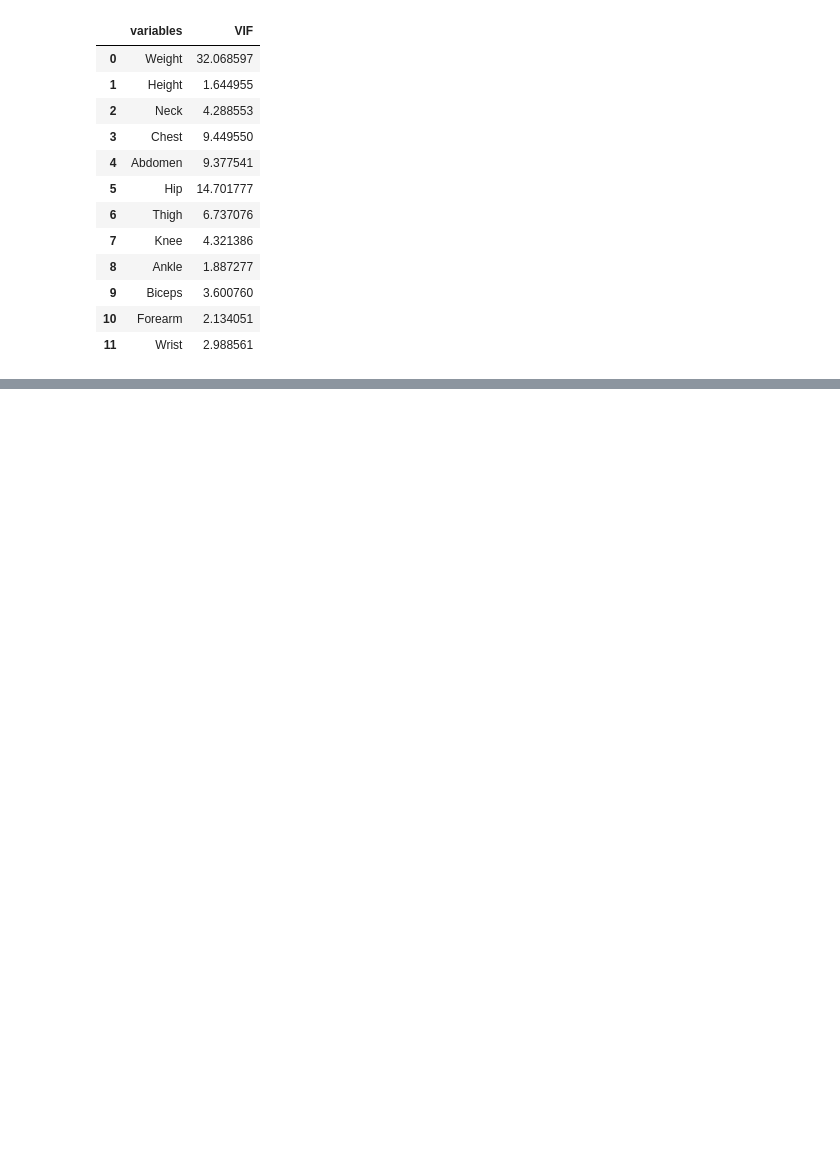
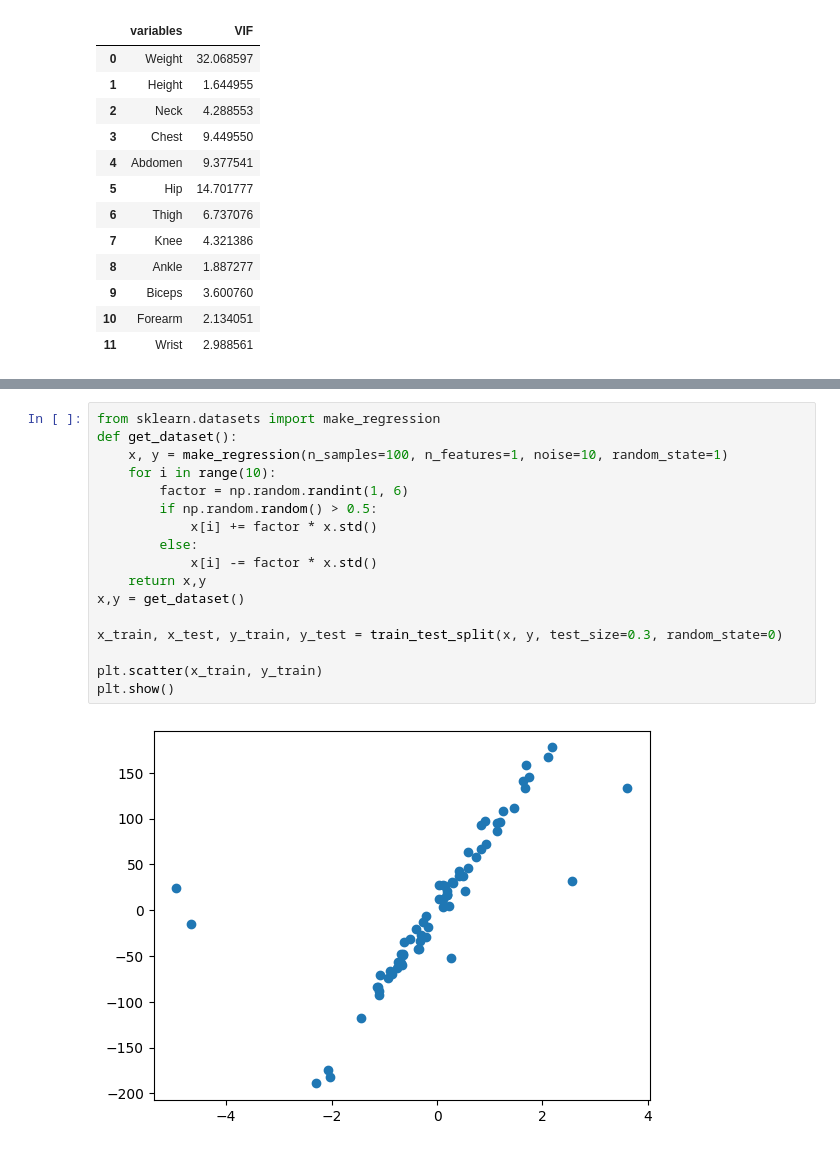
Before and after one commit to JoakoIA/Universidad, a Jupyter notebook: Python/Estadistica Multivariada/clase_10.ipynb, the cells around one changed output, grey strips where cells are left out. Drawn from its saved outputs; the diff is of its cells as text; blank space fills up the shorter version.

```diff
--- a/Python/Estadistica Multivariada/clase_10.ipynb
+++ b/Python/Estadistica Multivariada/clase_10.ipynb
@@ -199,0 +346,19 @@ pd.DataFrame(
+# %%
+from sklearn.datasets import make_regression
+def get_dataset():
+    x, y = make_regression(n_samples=100, n_features=1, noise=10, random_state=1)
+    for i in range(10):
+        factor = np.random.randint(1, 6)
+        if np.random.random() > 0.5:
+            x[i] += factor * x.std()
+        else:
+            x[i] -= factor * x.std()
+    return x,y
+x,y = get_dataset()
+
+x_train, x_test, y_train, y_test = train_test_split(x, y, test_size=0.3, random_state=0)
+
+plt.scatter(x_train, y_train)
+plt.show()
+# %% [output]
+[figure, added]
```
Also changed, not shown: parts of 16 cells of this notebook.
